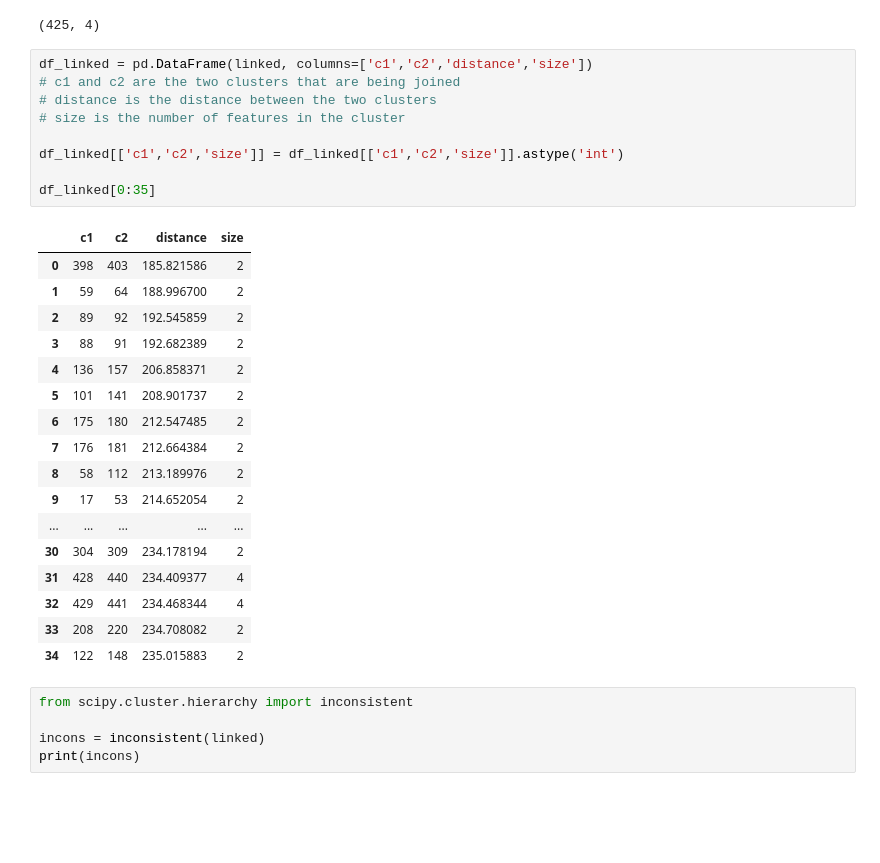
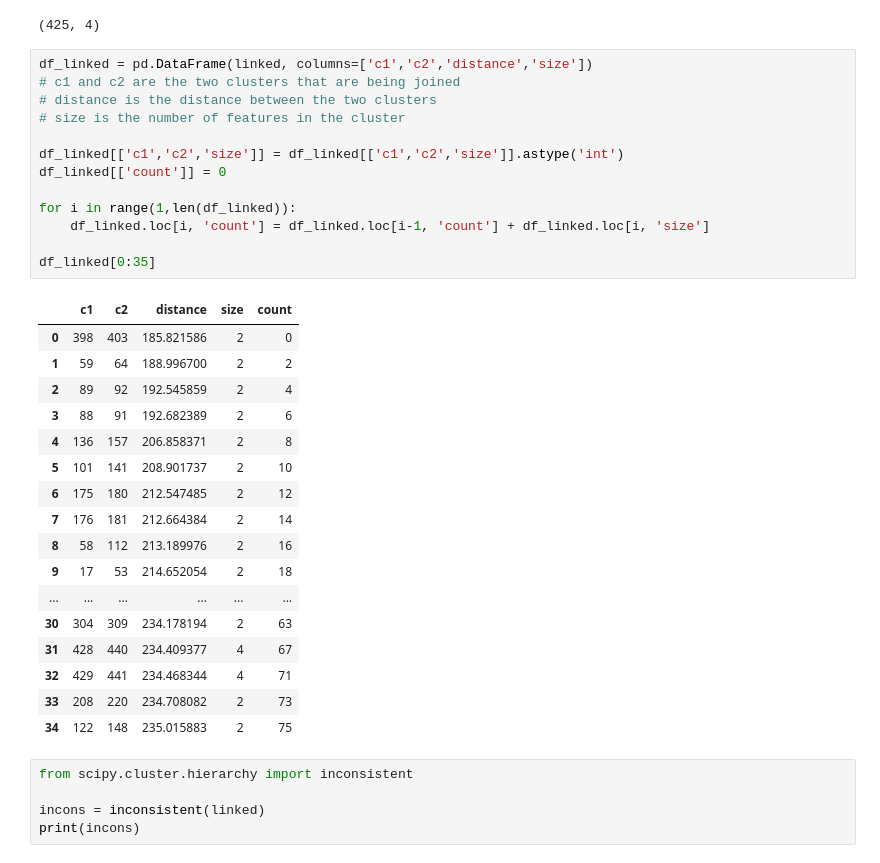
Before and after one commit to dilancroos/sl_predictors_xai, a Jupyter notebook: 01_01_feat_clustering.ipynb, the cells around one changed output. Drawn from its saved outputs; the diff is of its cells as text; blank space fills up the shorter version.

Commit message:
Upd: added count

```diff
--- a/01_01_feat_clustering.ipynb
+++ b/01_01_feat_clustering.ipynb
@@ -79,30 +79,34 @@ np.shape(linked)
 # %%
 df_linked = pd.DataFrame(linked, columns=['c1','c2','distance','size'])
 # c1 and c2 are the two clusters that are being joined
 # distance is the distance between the two clusters
 # size is the number of features in the cluster
 
 df_linked[['c1','c2','size']] = df_linked[['c1','c2','size']].astype('int')
+df_linked[['count']] = 0
+
+for i in range(1,len(df_linked)):
+    df_linked.loc[i, 'count'] = df_linked.loc[i-1, 'count'] + df_linked.loc[i, 'size']
 
 df_linked[0:35]
 # %% [output]
-|  | c1 | c2 | distance | size |
-| 0 | 398 | 403 | 185.821586 | 2 |
-| 1 | 59 | 64 | 188.996700 | 2 |
-| 2 | 89 | 92 | 192.545859 | 2 |
-| 3 | 88 | 91 | 192.682389 | 2 |
-| 4 | 136 | 157 | 206.858371 | 2 |
-| 5 | 101 | 141 | 208.901737 | 2 |
-| 6 | 175 | 180 | 212.547485 | 2 |
-| 7 | 176 | 181 | 212.664384 | 2 |
-| 8 | 58 | 112 | 213.189976 | 2 |
-| 9 | 17 | 53 | 214.652054 | 2 |
-| ... | ... | ... | ... | ... |
-| 30 | 304 | 309 | 234.178194 | 2 |
-| 31 | 428 | 440 | 234.409377 | 4 |
-| 32 | 429 | 441 | 234.468344 | 4 |
-| 33 | 208 | 220 | 234.708082 | 2 |
-| 34 | 122 | 148 | 235.015883 | 2 |
+|  | c1 | c2 | distance | size | count |
+| 0 | 398 | 403 | 185.821586 | 2 | 0 |
+| 1 | 59 | 64 | 188.996700 | 2 | 2 |
+| 2 | 89 | 92 | 192.545859 | 2 | 4 |
+| 3 | 88 | 91 | 192.682389 | 2 | 6 |
+| 4 | 136 | 157 | 206.858371 | 2 | 8 |
+| 5 | 101 | 141 | 208.901737 | 2 | 10 |
+| 6 | 175 | 180 | 212.547485 | 2 | 12 |
+| 7 | 176 | 181 | 212.664384 | 2 | 14 |
+| 8 | 58 | 112 | 213.189976 | 2 | 16 |
+| 9 | 17 | 53 | 214.652054 | 2 | 18 |
+| ... | ... | ... | ... | ... | ... |
+| 30 | 304 | 309 | 234.178194 | 2 | 63 |
+| 31 | 428 | 440 | 234.409377 | 4 | 67 |
+| 32 | 429 | 441 | 234.468344 | 4 | 71 |
+| 33 | 208 | 220 | 234.708082 | 2 | 73 |
+| 34 | 122 | 148 | 235.015883 | 2 | 75 |
 # %%
 from scipy.cluster.hierarchy import inconsistent
 
```
Also changed, not shown: parts of 5 cells of this notebook.
